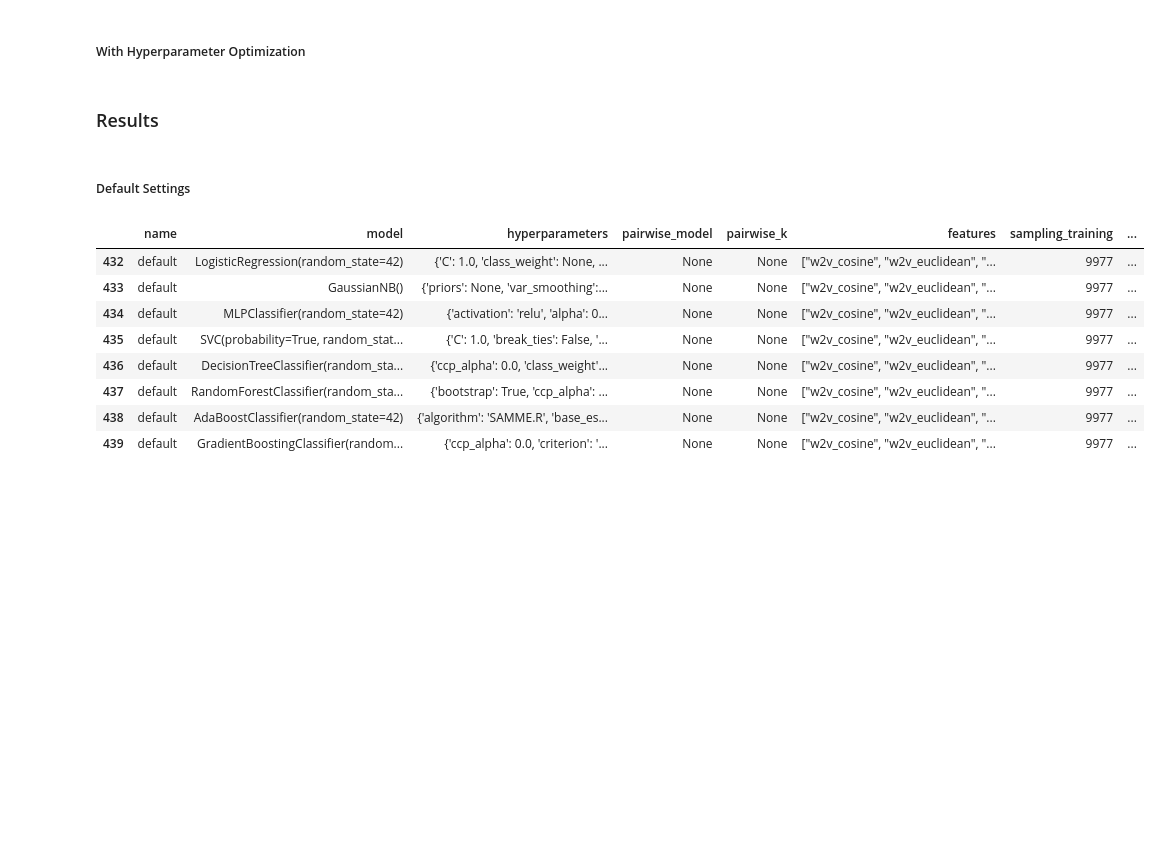
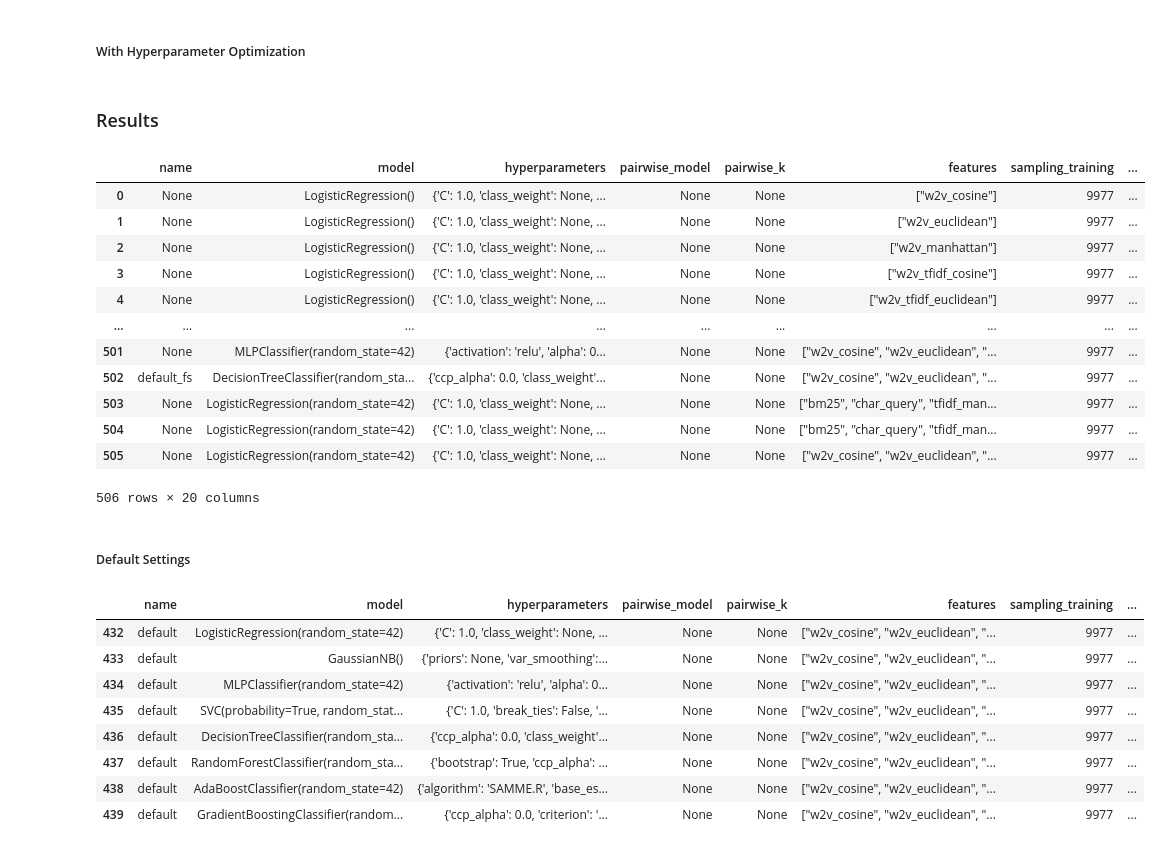
Before and after one commit to tim-grams/Retriever, a Jupyter notebook: notebooks/pointwise.ipynb, the cells around one changed output. Saved outputs shown, nothing was run; the diff lists cells and outputs as text; code cells hidden in the pictures; blank space fills up the shorter version.

```diff
--- a/notebooks/pointwise.ipynb
+++ b/notebooks/pointwise.ipynb
@@ -285,8 +308,23 @@ pipeline.evaluate(
 # %%
 import pandas as pd
 from src.utils.utils import load
 
 results = load('data/results/results.pkl')
+results
+# %% [output]
+|  | name | model | hyperparameters | pairwise_model | pairwise_k | features | sampling_training | ... |
+| 0 | None | LogisticRegression() | {'C': 1.0, 'class_weight': None, ... | None | None | ["w2v_cosine"] | 9977 | ... |
+| 1 | None | LogisticRegression() | {'C': 1.0, 'class_weight': None, ... | None | None | ["w2v_euclidean"] | 9977 | ... |
+| 2 | None | LogisticRegression() | {'C': 1.0, 'class_weight': None, ... | None | None | ["w2v_manhattan"] | 9977 | ... |
+| 3 | None | LogisticRegression() | {'C': 1.0, 'class_weight': None, ... | None | None | ["w2v_tfidf_cosine"] | 9977 | ... |
+| 4 | None | LogisticRegression() | {'C': 1.0, 'class_weight': None, ... | None | None | ["w2v_tfidf_euclidean"] | 9977 | ... |
+| ... | ... | ... | ... | ... | ... | ... | ... | ... |
+| 501 | None | MLPClassifier(random_state=42) | {'activation': 'relu', 'alpha': 0... | None | None | ["w2v_cosine", "w2v_euclidean", "... | 9977 | ... |
+| 502 | default_fs | DecisionTreeClassifier(random_sta... | {'ccp_alpha': 0.0, 'class_weight'... | None | None | ["w2v_cosine", "w2v_euclidean", "... | 9977 | ... |
+| 503 | None | LogisticRegression(random_state=42) | {'C': 1.0, 'class_weight': None, ... | None | None | ["bm25", "char_query", "tfidf_man... | 9977 | ... |
+| 504 | None | LogisticRegression(random_state=42) | {'C': 1.0, 'class_weight': None, ... | None | None | ["bm25", "char_query", "tfidf_man... | 9977 | ... |
+| 505 | None | LogisticRegression(random_state=42) | {'C': 1.0, 'class_weight': None, ... | None | None | ["w2v_cosine", "w2v_euclidean", "... | 9977 | ... |
+506 rows × 20 columns
 # %% [markdown]
 ##### Default Settings
 # %%
```
Also changed, not shown: parts of 10 cells of this notebook, 1 other file.
